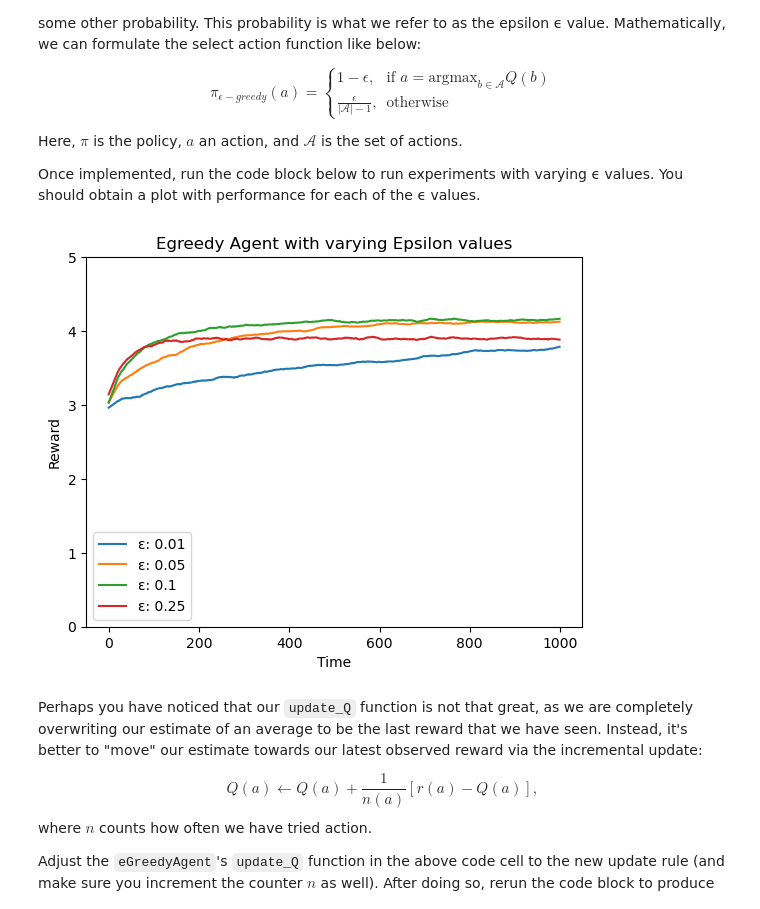
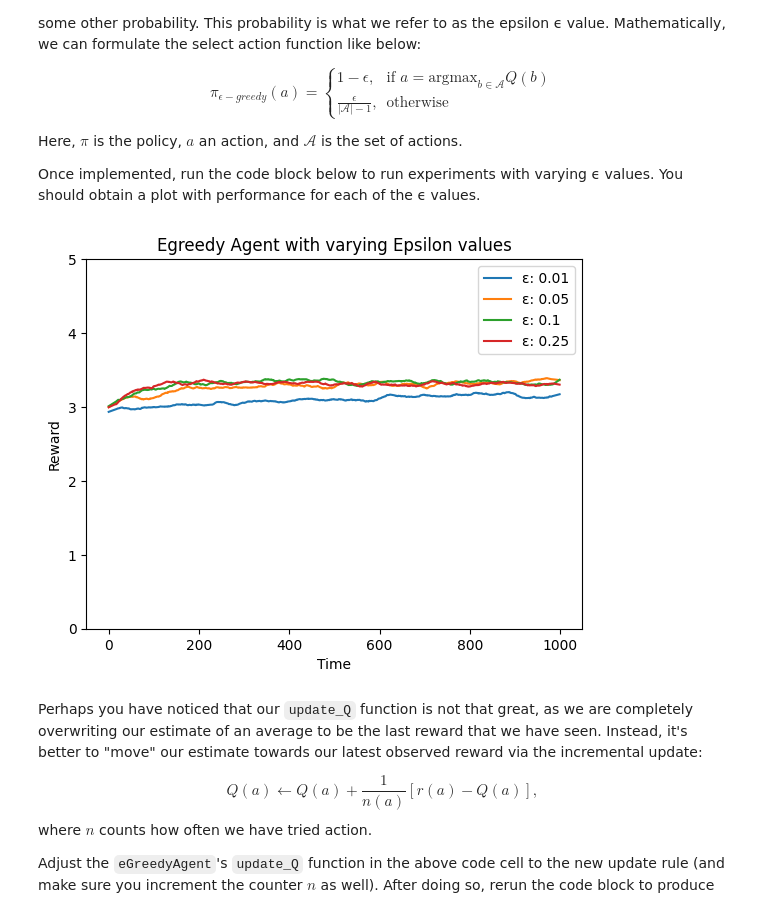
Before and after one commit to bokchoy19/intro_to_rl_assignments, a Jupyter notebook: RL_Bachelor_Assignment_1A_(2026).ipynb, the cells around one changed output. Drawn from its saved outputs; the diff is of its cells as text; code cells hidden in the pictures.

```diff
--- a/RL_Bachelor_Assignment_1A_(2026).ipynb
+++ b/RL_Bachelor_Assignment_1A_(2026).ipynb
@@ -331,35 +331,36 @@ class eGreedyAgent(Agent):
 
 
         if np.random.rand() < self.epsilon:
             #explore: choose random action
             #Note that we choose from 24 (and reassign numbering) to prevent max value being selected
             action = np.random.randint(24)
             if action == np.argmax(self.Q):
                 action = 24
         else:
             #exploit: choose action with current highest mean
             action = np.argmax(self.Q)
 
         return action
 
     def update_Q(self, action, observed_reward):
         """ After performing actions, update our current knowledge """
         # Set the new estimate to the reward we received after picking that action
-        self.Q[action] = observed_reward
+        self.n[action] += 1
+        self.Q[action] = (1/self.n[action]) * (observed_reward - self.Q[action])
 
 # You can use below values, or change them to ones that you find more interesting.
 epsilon_values = [0.01, 0.05, 0.1, 0.25]
 
 plot = LearningCurvePlot("Egreedy Agent with varying Epsilon values")
 for epsilon in epsilon_values:
     experiment(
         plot,
         agent_class=eGreedyAgent,
         label=f"{chr(949)}: {epsilon}",
         epsilon=epsilon,
     )
 # %% [output]
-[figure, old version]
+[figure, new version]
 # %% [markdown]
 Perhaps you have noticed that our `update_Q` function is not that great, as we are completely overwriting our estimate of an average to be the last reward that we have seen. Instead, it's better to "move" our estimate towards our latest observed reward via the incremental update:
 
```
Also changed, not shown: parts of 3 cells of this notebook.
